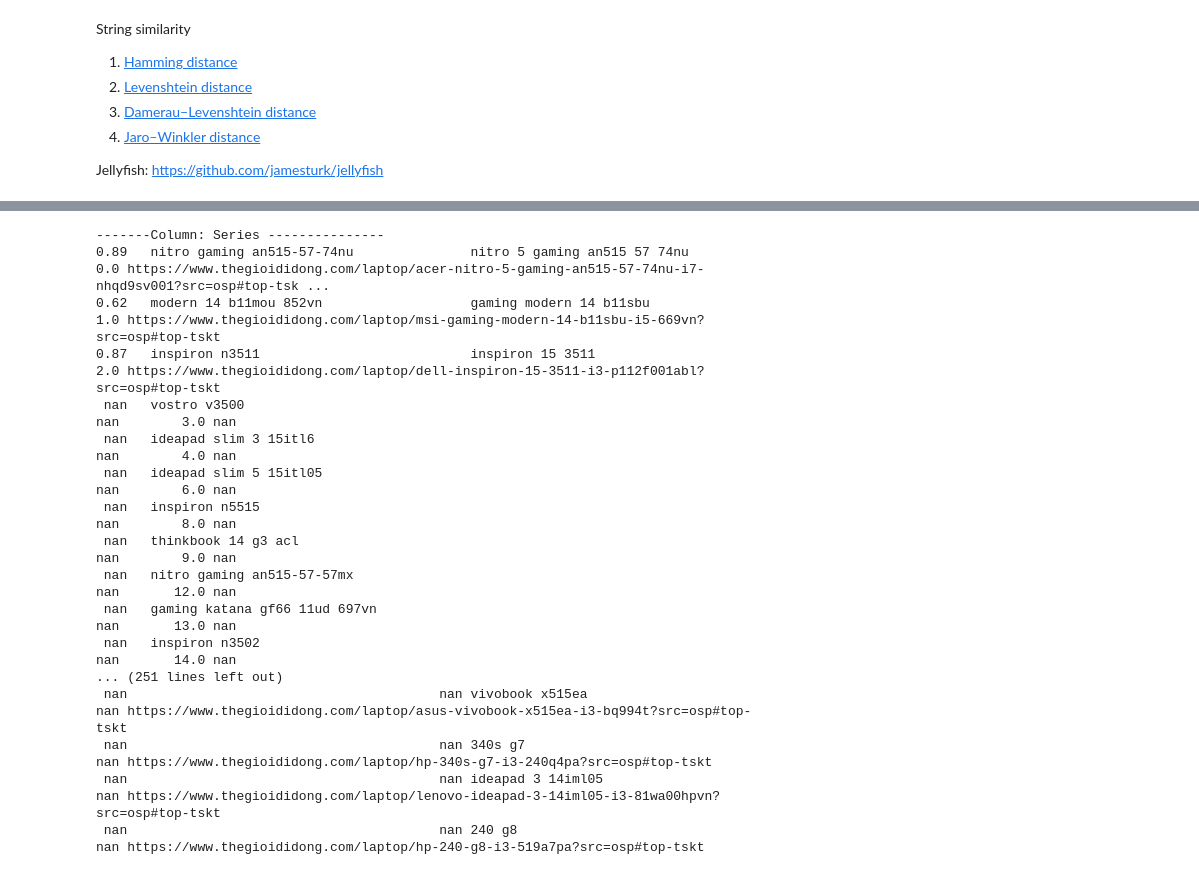
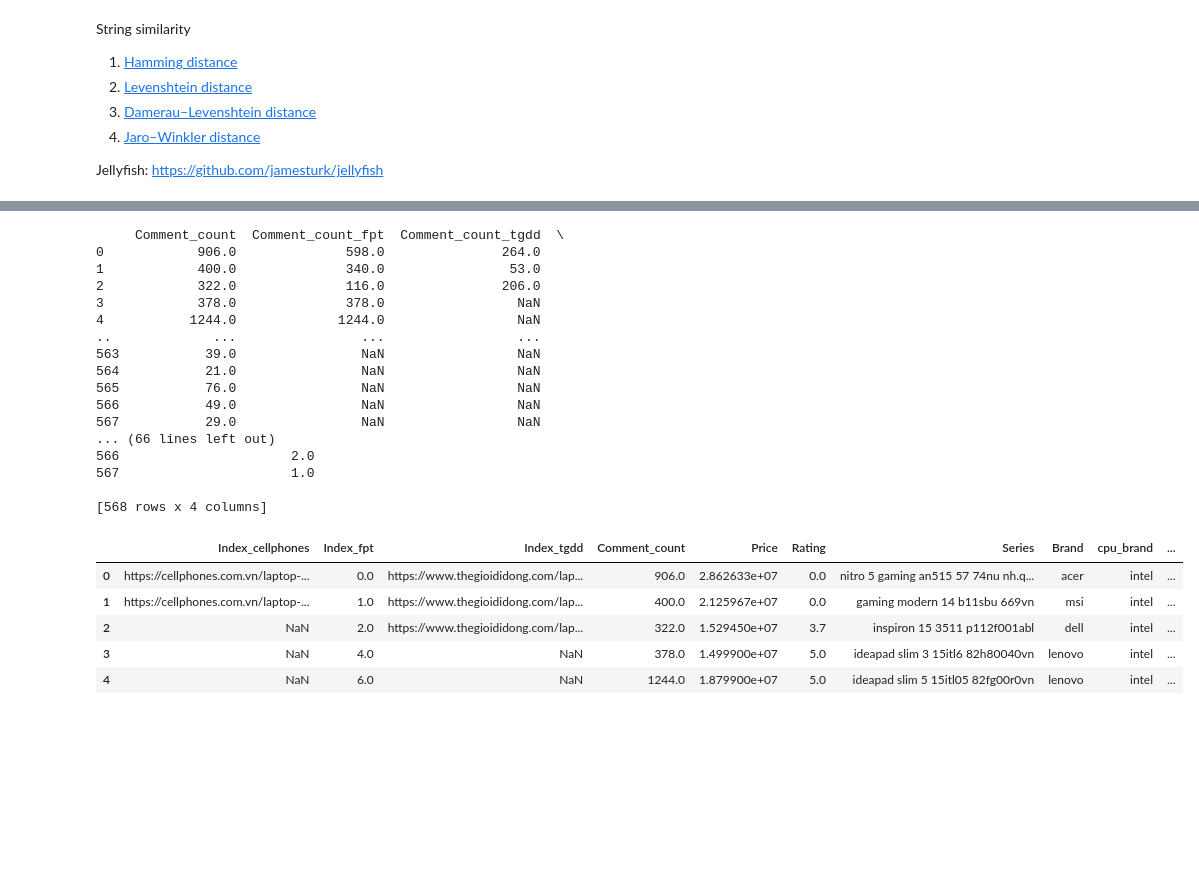
Before and after one commit to hungpham13/Laptop-EDA, a Jupyter notebook: DS_Project_20211.ipynb, the cells around one changed output, grey strips where cells are left out. Cells and saved outputs as stored; diff of their text form; code cells hidden in the pictures; blank space fills up the shorter version.

```diff
--- a/DS_Project_20211.ipynb
+++ b/DS_Project_20211.ipynb
@@ -643,41 +974,27 @@ See the caveats in the documentation: https://pandas.pydata.org/pandas-docs/stab
-# %%
-def print_merged_result(df, col='all',pref1='_fpt',pref2='_tgdd'):
-    def print_col(df,col):
-        print(f"-------Column: {col} ---------------")
-        for i, r in df.iterrows():
-            # if abs(r[col+pref1]-r[col+pref2]) >=0.5:
-            print(f"{r['match_score']:4}   {r[col+pref1]:40} {r[col+pref2]:40} {r['index'+pref1]:10} {r['index'+pref2]}")
-
-    all_cols = ['Battery', 'Brand', 'Comment_count', 'GPU', 'OS', 'P/N',
-                'Price', 'Rating', 'Rating_count', 'Release_year', 'Series',
-                'Surface', 'Weight', 'backlit_keyboard', 'cpu_brand', 'cpu_code',
-                'displ_rate', 'displ_resolution', 'displ_size', 'hdmi', 'headphone_jack',
-                'lan', 'length', 'ram_size', 'ram_upgradable', 'screen_technology',
-                'sd_card', 'storage_extra_slot', 'storage_size', 'storage_type',
-                'thickness', 'type_c', 'usb_a', 'width']
-
-    if col=='all':
-        for c in all_cols:
-            print_col(df,c)
-    else:
-        print_col(df,col)
-print_merged_result(df,col='Series')
-#     print(cleaned_tgdd.Series.value_counts(dropna=False))
-# %% [output]
--------Column: Series ---------------
-0.89   nitro gaming an515-57-74nu               nitro 5 gaming an515 57 74nu                    0.0 https://www.thegioididong.com/laptop/acer-nitro-5-gaming-an515-57-74nu-i7-nhqd9sv001?src=osp#top-tsk ...
-0.62   modern 14 b11mou 852vn                   gaming modern 14 b11sbu                         1.0 https://www.thegioididong.com/laptop/msi-gaming-modern-14-b11sbu-i5-669vn?src=osp#top-tskt
-0.87   inspiron n3511                           inspiron 15 3511                                2.0 https://www.thegioididong.com/laptop/dell-inspiron-15-3511-i3-p112f001abl?src=osp#top-tskt
- nan   vostro v3500                                                                  nan        3.0 nan
- nan   ideapad slim 3 15itl6                                                         nan        4.0 nan
- nan   ideapad slim 5 15itl05                                                        nan        6.0 nan
- nan   inspiron n5515                                                                nan        8.0 nan
- nan   thinkbook 14 g3 acl                                                           nan        9.0 nan
- nan   nitro gaming an515-57-57mx                                                    nan       12.0 nan
- nan   gaming katana gf66 11ud 697vn                                                 nan       13.0 nan
- nan   inspiron n3502                                                                nan       14.0 nan
-... (251 lines left out)
- nan                                        nan vivobook x515ea                                 nan https://www.thegioididong.com/laptop/asus-vivobook-x515ea-i3-bq994t?src=osp#top-tskt
- nan                                        nan 340s g7                                         nan https://www.thegioididong.com/laptop/hp-340s-g7-i3-240q4pa?src=osp#top-tskt
- nan                                        nan ideapad 3 14iml05                               nan https://www.thegioididong.com/laptop/lenovo-ideapad-3-14iml05-i3-81wa00hpvn?src=osp#top-tskt
- nan                                        nan 240 g8                                          nan https://www.thegioididong.com/laptop/hp-240-g8-i3-519a7pa?src=osp#top-tskt
+# %%
+df_5 = join_retained_atrr(df_4,('_fpt','_tgdd','_cellphones'))
+df_5.head()
+# %% [output]
+     Comment_count  Comment_count_fpt  Comment_count_tgdd  \
+0            906.0              598.0               264.0
+1            400.0              340.0                53.0
+2            322.0              116.0               206.0
+3            378.0              378.0                 NaN
+4           1244.0             1244.0                 NaN
+..             ...                ...                 ...
+563           39.0                NaN                 NaN
+564           21.0                NaN                 NaN
+565           76.0                NaN                 NaN
+566           49.0                NaN                 NaN
+567           29.0                NaN                 NaN
+... (66 lines left out)
+566                      2.0
+567                      1.0
+
+[568 rows x 4 columns]
+|  | Index_cellphones | Index_fpt | Index_tgdd | Comment_count | Price | Rating | Series | Brand | cpu_brand | ... |
+| 0 | https://cellphones.com.vn/laptop-... | 0.0 | https://www.thegioididong.com/lap... | 906.0 | 2.862633e+07 | 0.0 | nitro 5 gaming an515 57 74nu nh.q... | acer | intel | ... |
+| 1 | https://cellphones.com.vn/laptop-... | 1.0 | https://www.thegioididong.com/lap... | 400.0 | 2.125967e+07 | 0.0 | gaming modern 14 b11sbu 669vn | msi | intel | ... |
+| 2 | NaN | 2.0 | https://www.thegioididong.com/lap... | 322.0 | 1.529450e+07 | 3.7 | inspiron 15 3511 p112f001abl | dell | intel | ... |
+| 3 | NaN | 4.0 | NaN | 378.0 | 1.499900e+07 | 5.0 | ideapad slim 3 15itl6 82h80040vn | lenovo | intel | ... |
+| 4 | NaN | 6.0 | NaN | 1244.0 | 1.879900e+07 | 5.0 | ideapad slim 5 15itl05 82fg00r0vn | lenovo | intel | ... |
```
Also changed, not shown: parts of 31 cells of this notebook.
